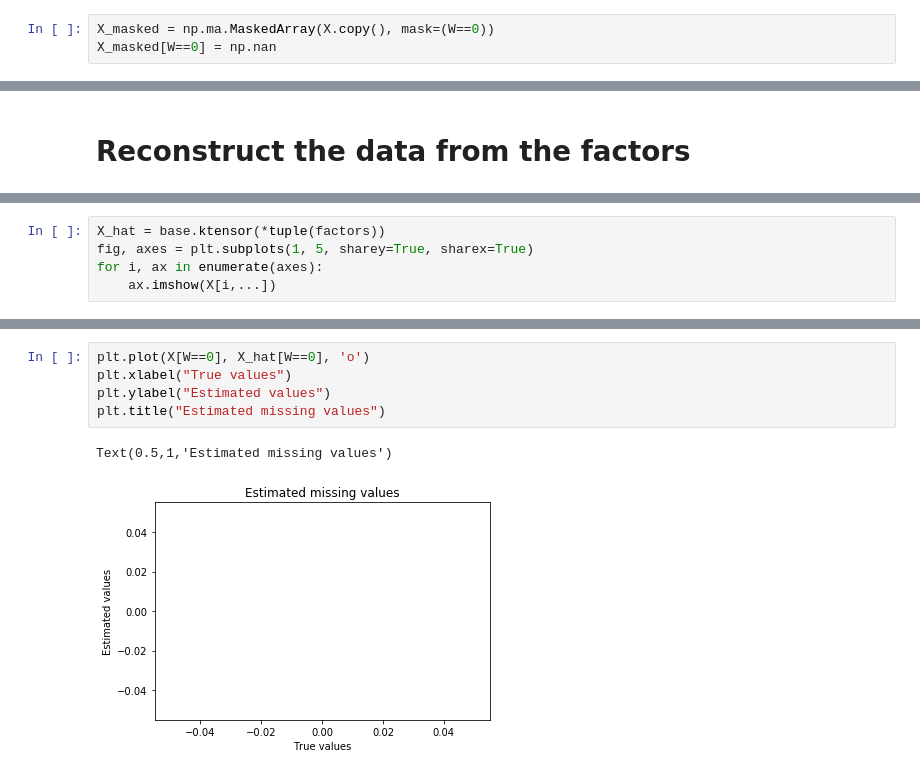
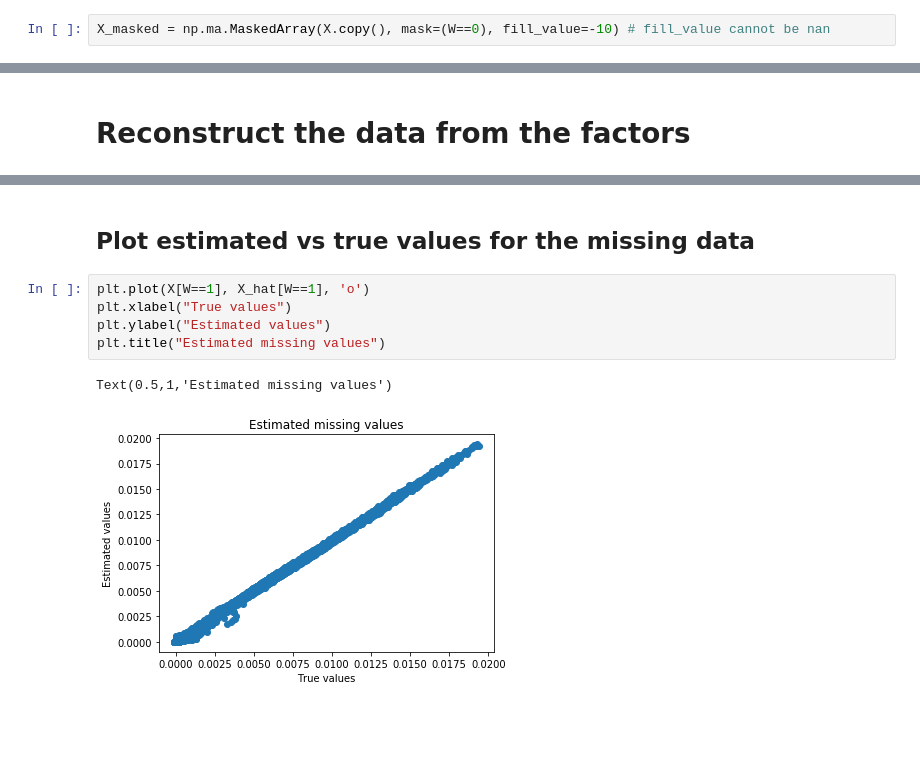
Before and after one commit to MarieRoald/TensorKit, a Jupyter notebook: cp_wopt demo.ipynb, the cells around one changed output, grey strips where cells are left out. Saved outputs shown, nothing was run; the diff lists cells and outputs as text; blank space fills up the shorter version.

```diff
--- a/cp_wopt demo.ipynb
+++ b/cp_wopt demo.ipynb
@@ -38,3 +41,2 @@ Text(0.5,0.98,'Mask')
 # %%
-X_masked = np.ma.MaskedArray(X.copy(), mask=(W==0))
-X_masked[W==0] = np.nan
+X_masked = np.ma.MaskedArray(X.copy(), mask=(W==0), fill_value=-10) # fill_value cannot be nan
@@ -84,5 +91,0 @@ for i, ax in enumerate(axes):
-# %%
-X_hat = base.ktensor(*tuple(factors))
-fig, axes = plt.subplots(1, 5, sharey=True, sharex=True)
-for i, ax in enumerate(axes):
-    ax.imshow(X[i,...])
@@ -133,8 +92,10 @@ ax.set_zlim([0, 0.014])
+# %% [markdown]
+## Plot estimated vs true values for the missing data
 # %%
-plt.plot(X[W==0], X_hat[W==0], 'o')
+plt.plot(X[W==1], X_hat[W==1], 'o')
 plt.xlabel("True values")
 plt.ylabel("Estimated values")
 plt.title("Estimated missing values")
 # %% [output]
 Text(0.5,1,'Estimated missing values')
-[figure, old version]
+[figure, new version]
```
Also changed, not shown: parts of 17 cells of this notebook.
